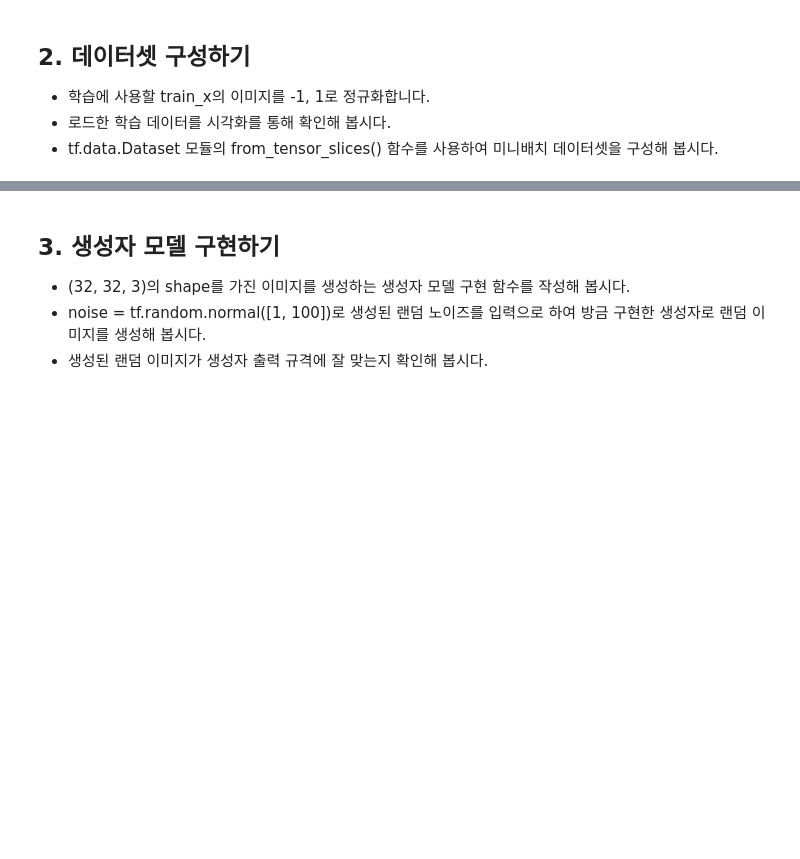
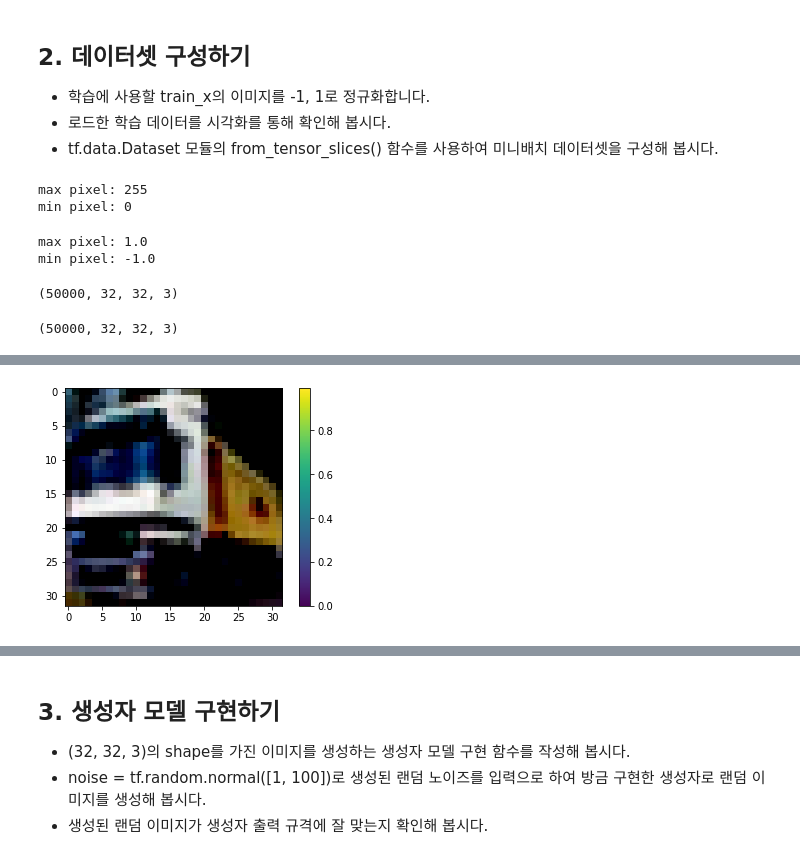
Before and after one commit to jx-dohwan/Aiffel_Exp_Project, a Jupyter notebook: [Exp_11]Creating_a_CIFAR_10_Image.ipynb, the cells around one changed output, grey strips where cells are left out. Cells and saved outputs as stored; diff of their text form; code cells hidden in the pictures; blank space fills up the shorter version.

```diff
--- a/[Exp_11]Creating_a_CIFAR_10_Image.ipynb
+++ b/[Exp_11]Creating_a_CIFAR_10_Image.ipynb
@@ -28,3 +37,31 @@ Downloading data from https://www.cs.toronto.edu/~kriz/cifar-10-python.tar.gz
 - 학습에 사용할 train_x의 이미지를 -1, 1로 정규화합니다.
 - 로드한 학습 데이터를 시각화를 통해 확인해 봅시다.
 - tf.data.Dataset 모듈의 from_tensor_slices() 함수를 사용하여 미니배치 데이터셋을 구성해 봅시다.
+# %%
+print("max pixel:", train_x.max())
+print("min pixel:", train_x.min())
+# %% [output]
+max pixel: 255
+min pixel: 0
+# %%
+train_x = (train_x - 127.5) / 127.5 # 이미지를 [-1, 1]로 정규화합니다.
+
+print("max pixel:", train_x.max())
+print("min pixel:", train_x.min())
+# %% [output]
+max pixel: 1.0
+min pixel: -1.0
+# %%
+train_x.shape
+# %% [output]
+(50000, 32, 32, 3)
+# %%
+train_x = train_x.reshape(train_x.shape[0], 32, 32, 3).astype('float32')
+train_x.shape
+# %% [output]
+(50000, 32, 32, 3)
+# %%
+plt.imshow(train_x[1].reshape(32, 32, 3))
+plt.colorbar()
+plt.show()
+# %% [output]
@@ -30,0 +69 @@ Downloading data from https://www.cs.toronto.edu/~kriz/cifar-10-python.tar.gz
+[figure, added]
```
Also changed, not shown: parts of 26 cells of this notebook.
